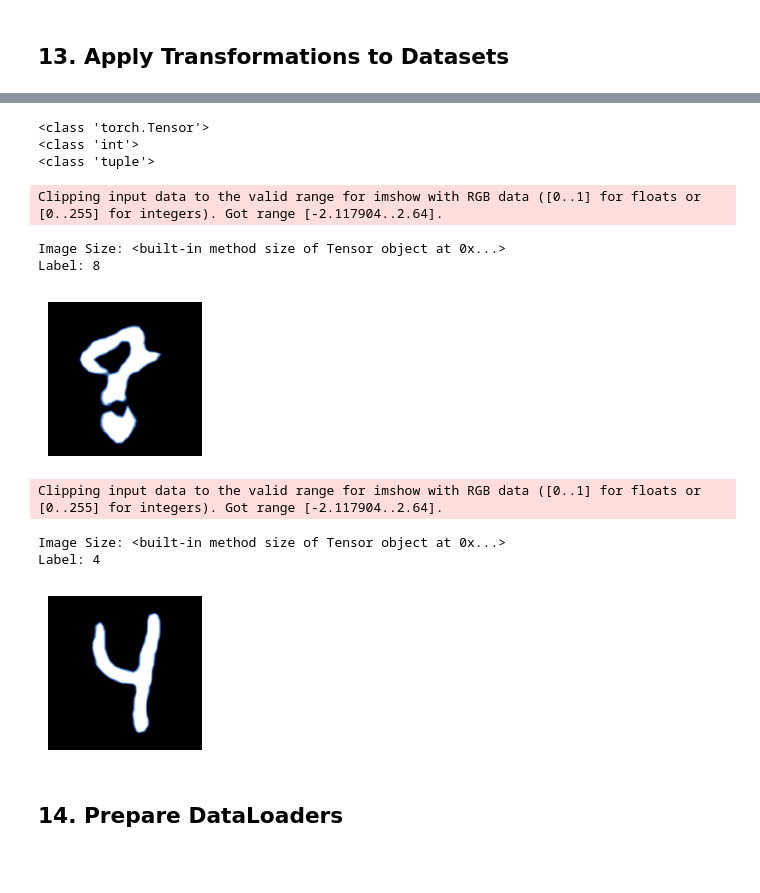
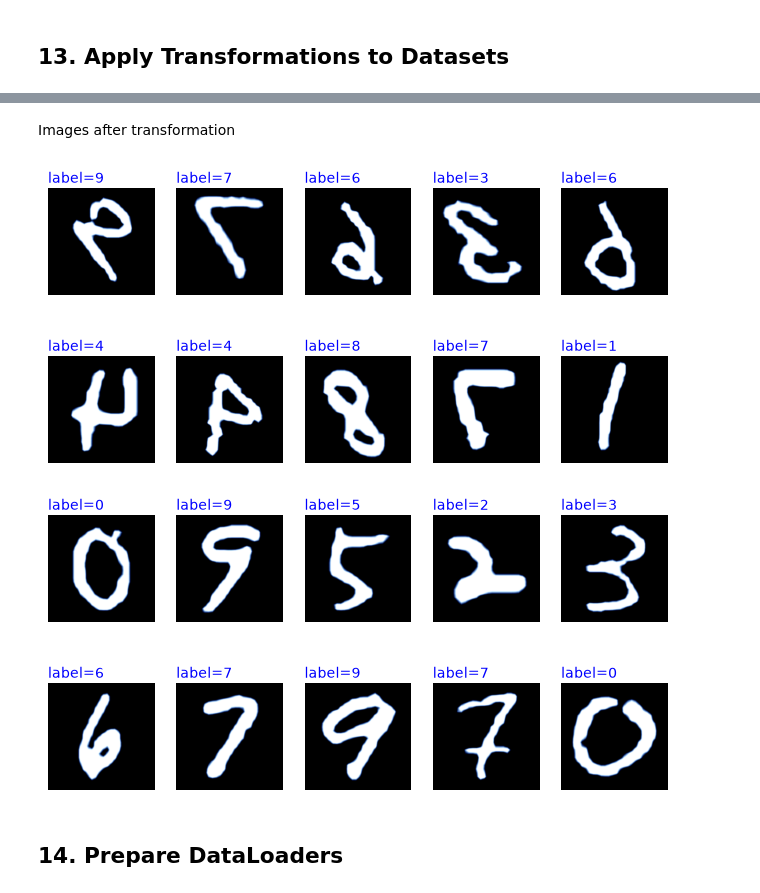
Before and after one commit to infinitezest/infinitezest-deep-learning-with-pytorch, a Jupyter notebook: fine-tuning.ipynb, the cells around one changed output, grey strips where cells are left out. Drawn from its saved outputs; the diff is of its cells as text; code cells hidden in the pictures; blank space fills up the shorter version.

```diff
--- a/fine-tuning.ipynb
+++ b/fine-tuning.ipynb
@@ -816,19 +848,16 @@ basic_transformations = [
 ]
 
 augmentation_transformations = [
-    # T.RandomRotation(degrees=5),
-    # T.RandomAdjustSharpness(sharpness_factor=1.5, p=0.3),
-    # T.ColorJitter(brightness=0.1, contrast=0.1)
-    # T.RandomVerticalFlip(p=1.0),
-    T.RandomAffine(degrees=5, translate=(0.05, 0.05), scale=(0.95, 1.05))
+    T.RandomRotation(degrees=5),
+    T.RandomAdjustSharpness(sharpness_factor=1.5, p=0.3),
+    T.ColorJitter(brightness=0.1, contrast=0.1),
+    T.RandomVerticalFlip(p=1.0),
+    T.RandomAffine(degrees=5, translate=(0.05, 0.05), scale=(0.95, 1.05)),
 ]
 
 training_transformations = T.Compose(
     augmentation_transformations + basic_transformations
 )
-# training_transformations = T.Compose(basic_transformations)
 
 # Call this eval_transformation which can be used for both validation and test.
 validation_transformations = T.Compose(basic_transformations)
-
-print(inspect.getmro(type(training_transformations)))
@@ -863,13 +865,0 @@ IMAGENET1K_V2
-# %%
-class TransformedDataset(Dataset):
-    def __init__(self, dataset: Dataset, transform: T.Transform):
-        self.dataset = dataset
-        self.transform = transform
-
-    def __getitem__(self, index: int) -> tuple[torch.Tensor, torch.Tensor]:
-        img, label = self.dataset[index]
-        img_t = self.transform(img)
-        return img_t, label
-
-    def __len__(self) -> int:
-        return len(self.dataset)
@@ -880,37 +889,14 @@ train_dataset = TransformedDataset(
 val_dataset = TransformedDataset(
     dataset=val_dataset_o, transform=validation_transformations
 )
-
-i, o = train_dataset[0]
-print(type(i))
-print(type(o))
-
-a = train_dataset[1]
-print(type(a))
-# %% [output]
-<class 'torch.Tensor'>
-<class 'int'>
-<class 'tuple'>
+# %% [markdown]
+Images after transformation
 # %%
-def show_image_tensor(img_t: torch.Tensor, label: str) -> None:
-    img_t = img_t.permute(1, 2, 0)
-    show_image(img_t, label)
+show_sample_imgs(ds=train_dataset, transformed=True)
+show_sample_imgs(ds=val_dataset, transformed=True)
+# %% [output]
+[figure, added]
+[figure, added]
-# %%
-samp = 200
-img_at, label_at = train_dataset[samp]
-img_av, label_av = val_dataset[samp]
-
-show_image_tensor(img_at, label_at)
-show_image_tensor(img_av, label_av)
-# %% [output]
-Clipping input data to the valid range for imshow with RGB data ([0..1] for floats or [0..255] for integers). Got range [-2.117904..2.64].
-Image Size: <built-in method size of Tensor object at 0x...>
-Label: 8
-[figure, removed]
-Clipping input data to the valid range for imshow with RGB data ([0..1] for floats or [0..255] for integers). Got range [-2.117904..2.64].
-Image Size: <built-in method size of Tensor object at 0x...>
-Label: 4
-[figure, removed]
 # %% [markdown]
 ## 14. Prepare DataLoaders <a id="14-prepare-traning-and-validation-dataloaders"></a>
 # %%
```
Also changed, not shown: parts of 41 cells of this notebook.
